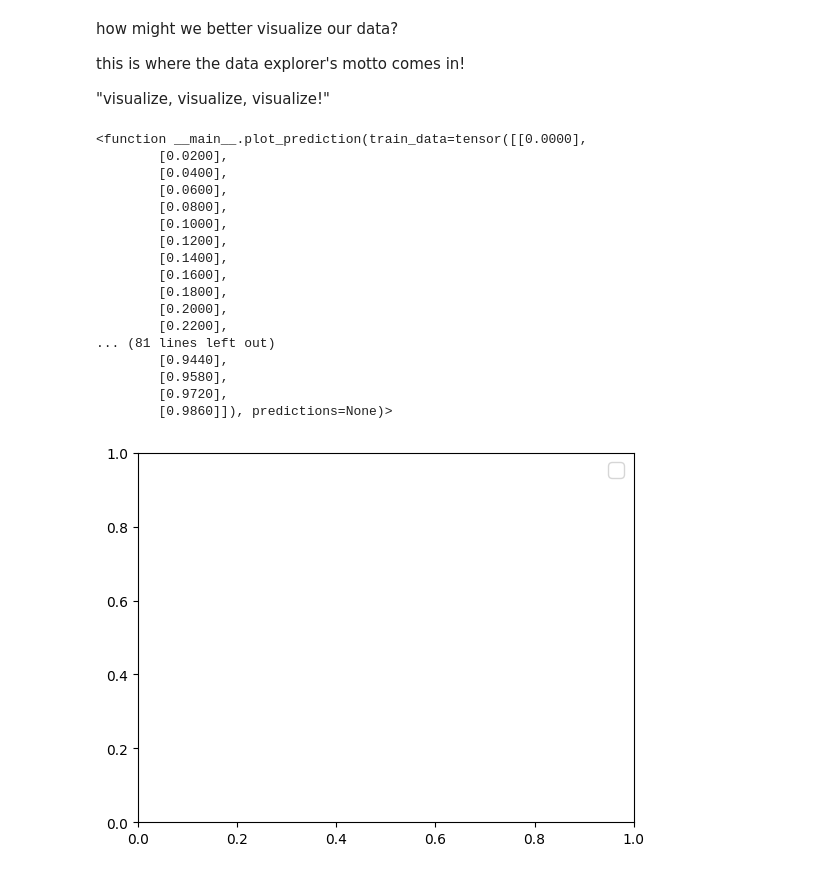
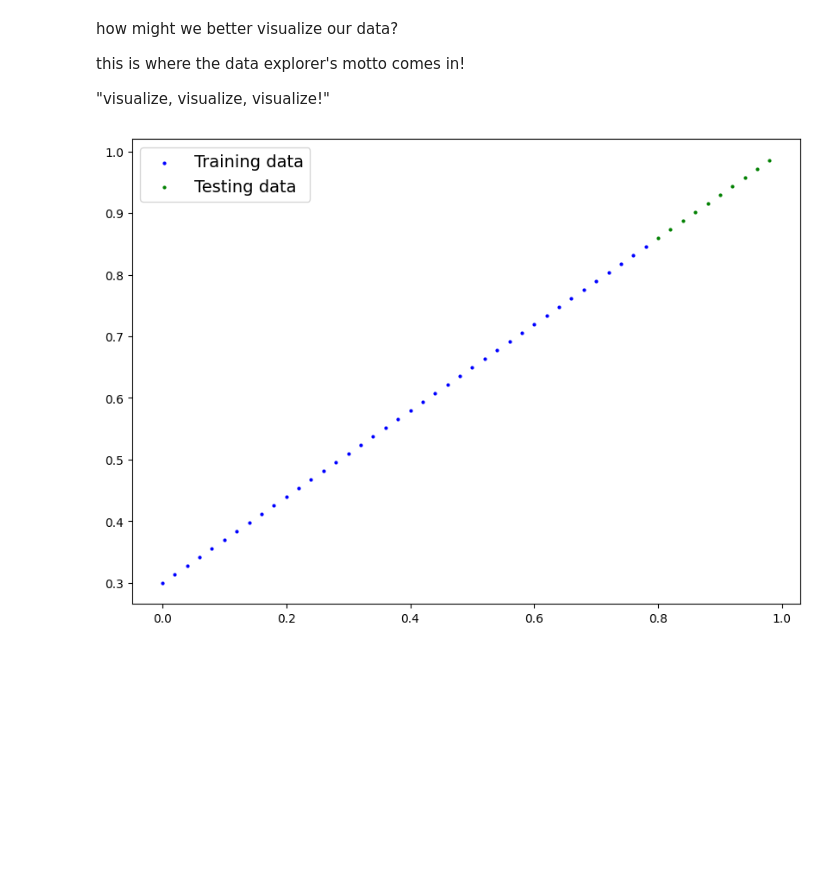
Before and after one commit to dimpal2526/Data-Visualization, a Jupyter notebook: 00_pytorch_fundamentals.ipynb, the cells around one changed output. Saved outputs shown, nothing was run; the diff lists cells and outputs as text; code cells hidden in the pictures; blank space fills up the shorter version.

```diff
--- a/00_pytorch_fundamentals.ipynb
+++ b/00_pytorch_fundamentals.ipynb
@@ -873,45 +873,29 @@ this is where the data explorer's motto comes in!
 # %%
 def plot_prediction(train_data = x_train,
                     train_labels = y_train,
                     test_data = x_test,
                     test_labels = y_test,
                     predictions = None):
-  """plots training data , test data and compares predictions.
+  """
+  plots training data , test data and compares predictions.
   """
   plt.figure(figsize=(10, 7))
 
   # plot training data in blue
 
-  plt.scatter(train_data, train_labels, c ="b", s =4, label = "training data")
+  plt.scatter(train_data, train_labels, c ="b", s=4, label = "Training data")
 
   #plot test data in green
-  plt.scatter(test_data, test_labels, c = "g", s =4, label = "Testing data")
+  plt.scatter(test_data, test_labels, c ="g", s=4, label = "Testing data")
 
   # Are there predictions?
   if predictions is not None:
     # plot the prediction if there exist
-      plt.scatter(test_data, predictions, c = "r", s = 4, label = "predictions")
+      plt.scatter(test_data, predictions, c ="r", s=4, label = "predictions")
 
   #show the legend
-plt.legend(prop = {"size": 14});
+  plt.legend(prop = {"size": 14});
 
-plot_prediction
+plot_prediction();
 # %% [output]
-<function __main__.plot_prediction(train_data=tensor([[0.0000],
-        [0.0200],
-        [0.0400],
-        [0.0600],
-        [0.0800],
-        [0.1000],
-        [0.1200],
-        [0.1400],
-        [0.1600],
-        [0.1800],
-        [0.2000],
-        [0.2200],
-... (81 lines left out)
-        [0.9440],
-        [0.9580],
-        [0.9720],
-        [0.9860]]), predictions=None)>
-[figure, old version]
+[figure, new version]
```
Also changed, not shown: parts of 1 cell of this notebook.
